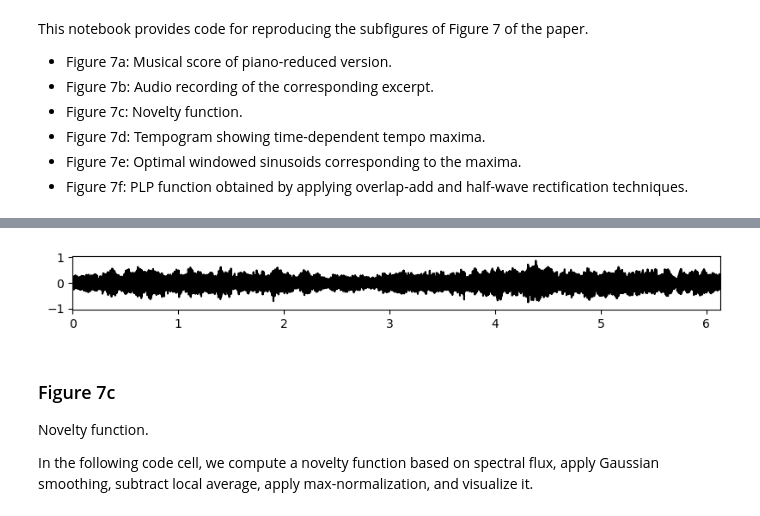
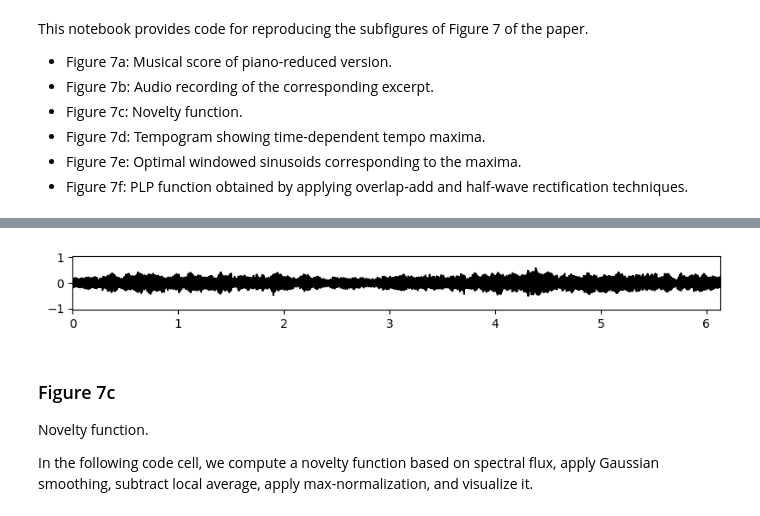
Before and after one commit to groupmm/edu_novfct, a Jupyter notebook: Figure07.ipynb, the cells around one changed output, grey strips where cells are left out. Cells and saved outputs as stored; diff of their text form; code cells hidden in the pictures.

```diff
--- a/Figure07.ipynb
+++ b/Figure07.ipynb
@@ -41,37 +41,36 @@ import matplotlib.colors as mcolors
 colors = list(mcolors.TABLEAU_COLORS.keys())
 
 %matplotlib inline
 
-### load audio wav and adjust amplitude
+### load audio wav
 fn_wav = os.path.join('./data/example_Shostakovich_audio.wav')
 Fs = 44100
 x, Fs = librosa.load(fn_wav, Fs)
-x = x*1.5
 x_duration = len(x)/Fs
 
 ### Settings of the figures
-export = True
+export = False
 figsize_nov=(7.98, 1.2)
 figsize_wav=(8.12,1.2)
 figsize_ann = (9.7, 0.5)
 figsize_plp = (8.14, 1.2)
 
 dpi = 100
 plot_xlim = [0, x_duration]
 plot_ylim_wav = [-1.05, 1.05]
 plot_ylim = [0, 1.05]
 
 ### Figure07b
 ### Visualize the audio wavform
 libfmp.b.plot_signal(x, Fs, color='k', dpi=dpi, figsize=figsize_plp , xlabel='')
 plt.xlim(plot_xlim)
 plt.ylim(plot_ylim_wav)
 plt.tight_layout()
 output_path = os.path.join('./export/Figure07b.png')
 if export==True:
     plt.savefig(output_path)
 # %% [output]
-[figure, old version]
+[figure, new version]
 # %% [markdown]
 ### Figure 7c
 
```
Also changed, not shown: parts of 3 cells of this notebook, 13 other files.
